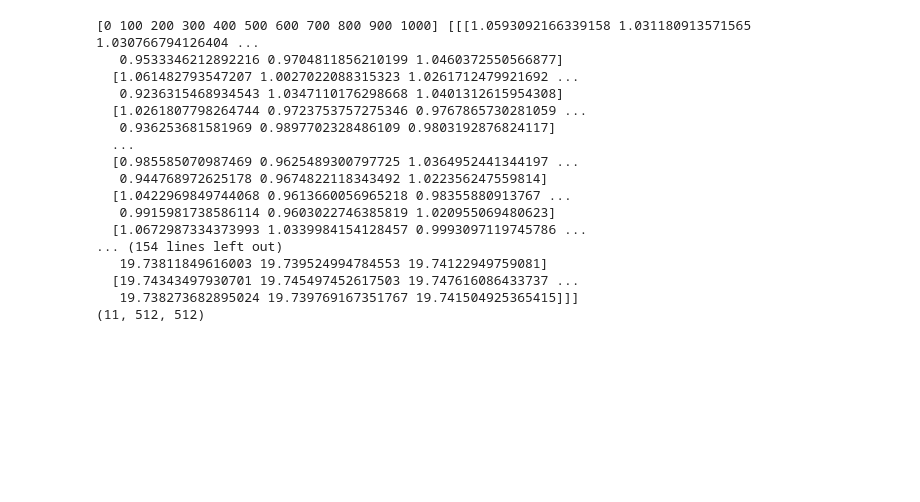
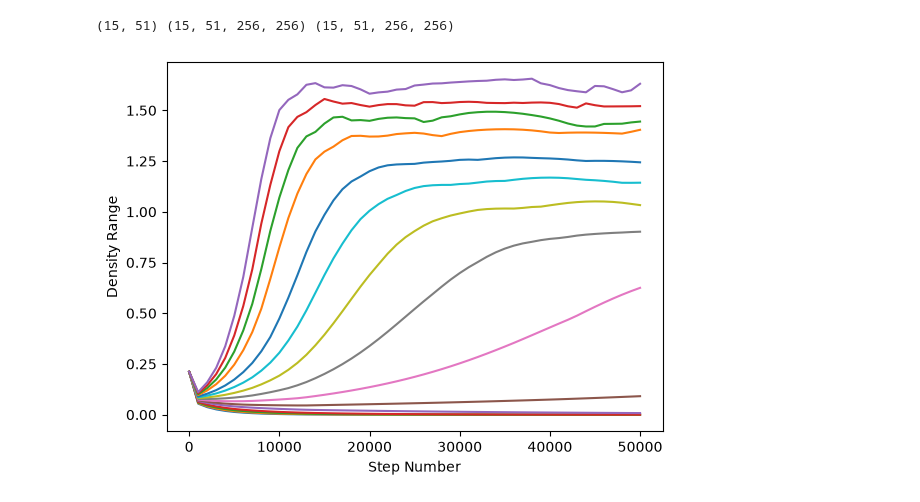
Before and after one commit to zekemarzolf/keller-segel-phase-transitions, a Jupyter notebook: notebooks/keller_segel_logistic_results.ipynb, the cells around one changed output. Drawn from its saved outputs; the diff is of its cells as text; code cells hidden in the pictures; blank space fills up the shorter version.

Commit message:
generated some figures based on data

```diff
--- a/notebooks/keller_segel_logistic_results.ipynb
+++ b/notebooks/keller_segel_logistic_results.ipynb
@@ -19,28 +5,33 @@
 # %%
-import numpy as np
+num_files = 15
+num_points = 51
+num_steps = 50000
+steps = np.empty((num_files, num_points), dtype=np.float32)
+us = np.empty((num_files, num_points, 256, 256), dtype=np.float32)
+vs = np.empty((num_files, num_points, 256, 256), dtype=np.float32)
 
-with np.load("C:/Users/zekem/Documents/keller-segel-phase-transitions/data/runs/keller_segel_logistic/chi=5_const.npz", allow_pickle=True) as data:
-    step = data['step']
-    u = data['u']
-    v = data['v']
+idx = 0
+chi_values = np.round(np.linspace(4.00, 4.30, 15), decimals=2)
+for i in chi_values:
+    filepath = "C:/Users/zekem/Documents/keller-segel-phase-transitions/data/runs/keller_segel_logistic/sensitivity_sweep/chi="+str(i)+"_steps="+str(num_steps)+".npz"
+    with np.load(filepath, allow_pickle=True) as data:
+        steps[idx] = data['step']
+        us[idx] = data['u']
+        vs[idx] = data['v']
+    idx += 1
 
-print(step, u, v)
-print(u.shape)
+print(steps.shape, us.shape, vs.shape)
 # %% [output]
-[0 100 200 300 400 500 600 700 800 900 1000] [[[1.0593092166339158 1.031180913571565 1.030766794126404 ...
-   0.9533346212892216 0.9704811856210199 1.0460372550566877]
-  [1.061482793547207 1.0027022088315323 1.0261712479921692 ...
-   0.9236315468934543 1.0347110176298668 1.0401312615954308]
-  [1.0261807798264744 0.9723753757275346 0.9767865730281059 ...
-   0.936253681581969 0.9897702328486109 0.9803192876824117]
-  ...
-  [0.985585070987469 0.9625489300797725 1.0364952441344197 ...
-   0.944768972625178 0.9674822118343492 1.022356247559814]
-  [1.0422969849744068 0.9613660056965218 0.98355880913767 ...
-   0.9915981738586114 0.9603022746385819 1.020955069480623]
-  [1.0672987334373993 1.0339984154128457 0.9993097119745786 ...
-... (154 lines left out)
-   19.73811849616003 19.739524994784553 19.74122949759081]
-  [19.74343497930701 19.745497452617503 19.747616086433737 ...
-   19.738273682895024 19.739769167351767 19.741504925365415]]]
-(11, 512, 512)
+(15, 51) (15, 51, 256, 256) (15, 51, 256, 256)
+# %%
+for i in range(num_files):
+    x = np.linspace(0, 50000, num_points)
+    density_range = np.empty((steps[i].shape))
+    for j in range(len(steps[i])):
+        density_range[j] = np.max(us[i, j]) - np.min(us[i, j])
+    #plt.ylim(0.025, 0.2)
+    plt.xlabel("Step Number")
+    plt.ylabel("Density Range")
+    plt.plot(x, density_range, label="Chi="+str(chi_values[i]))
+# %% [output]
+[figure, added]
```
Also changed, not shown: parts of 4 cells of this notebook, 8 other files.
